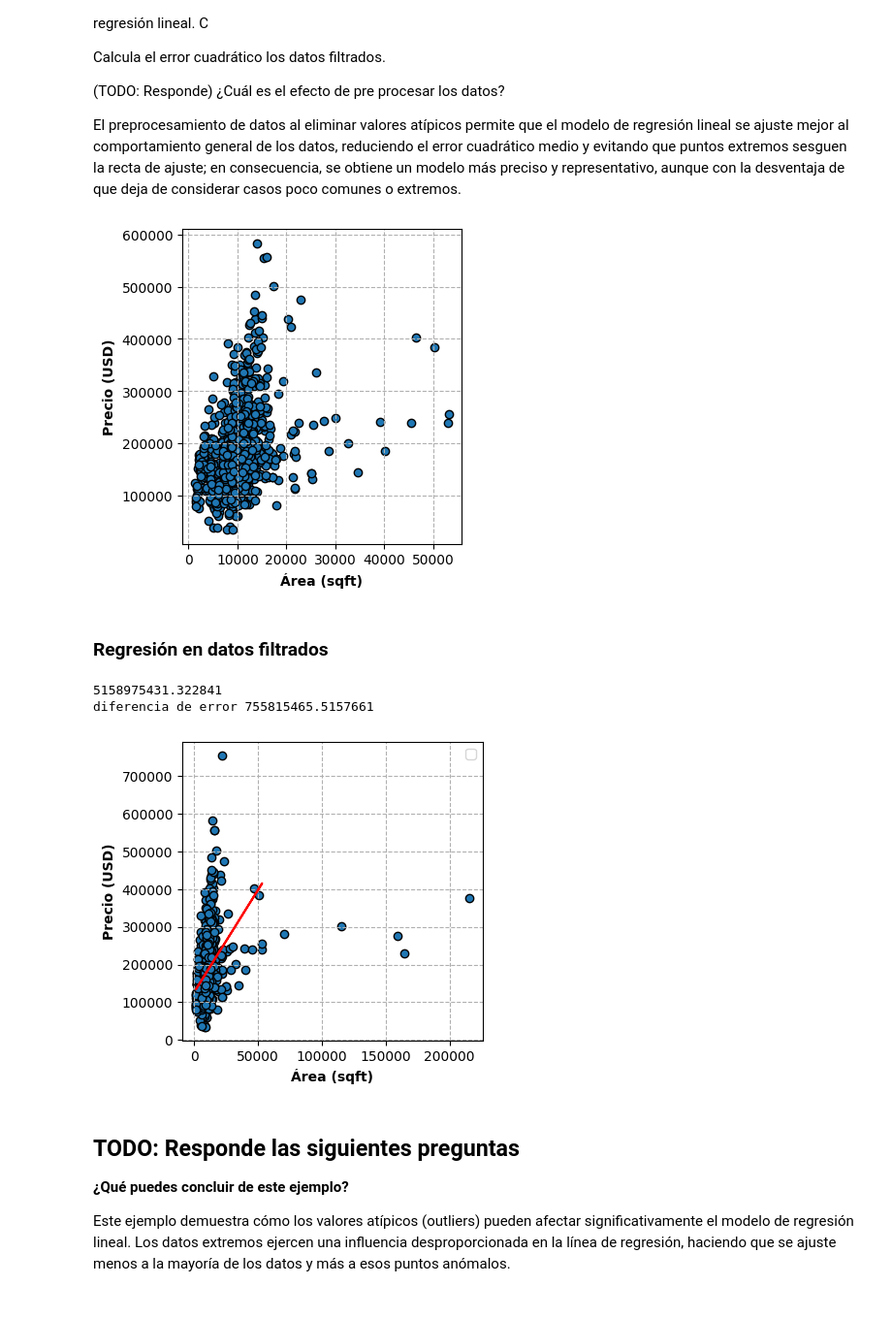
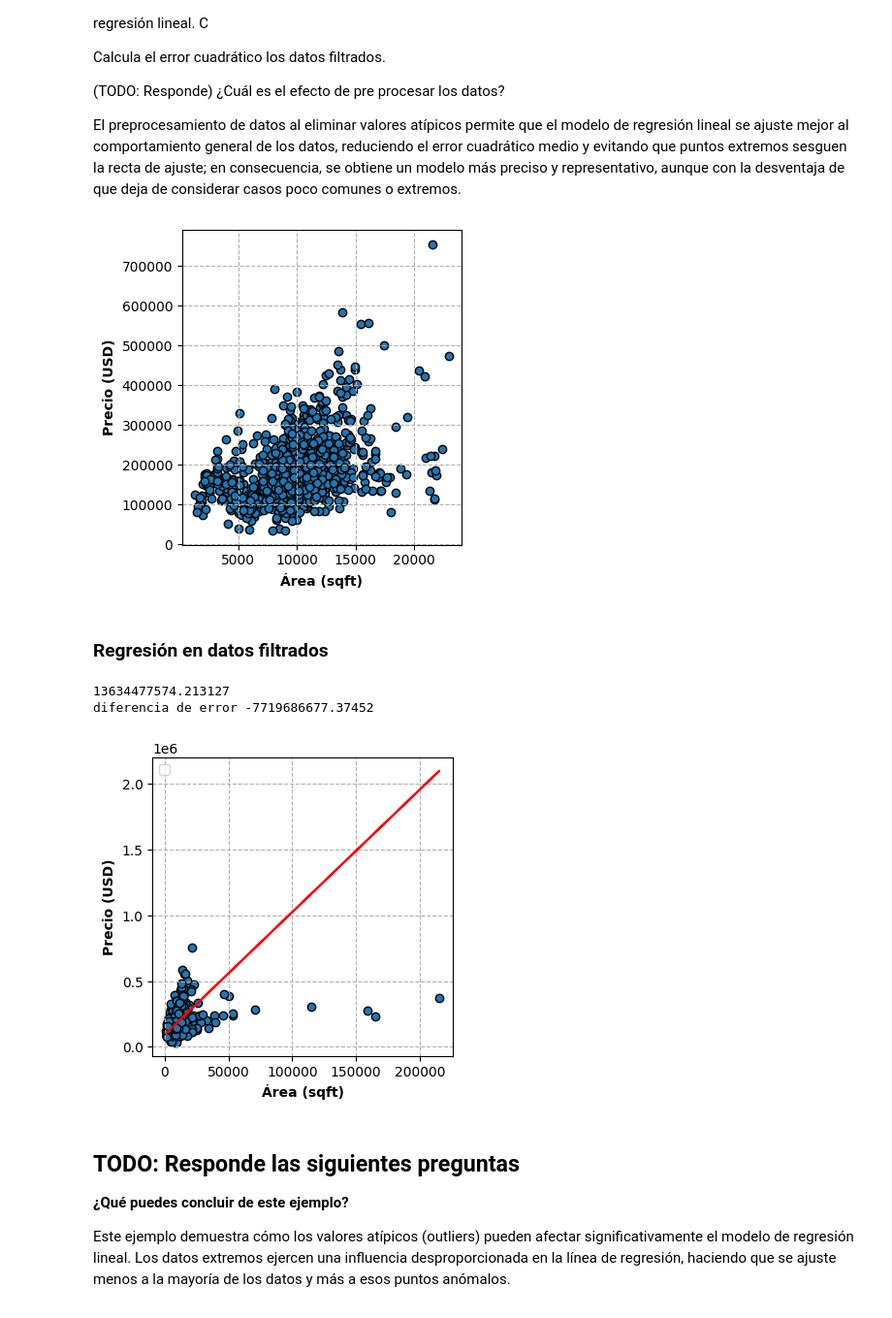
Before and after one commit to marflowersmar/ML25_MD_2025, a Jupyter notebook: src/ml25/E03_linear_reg/linear_regression.ipynb, the cells around one changed output. Shown at 97% size. Drawn from its saved outputs; the diff is of its cells as text; code cells hidden in the pictures.

```diff
--- a/src/ml25/E03_linear_reg/linear_regression.ipynb
+++ b/src/ml25/E03_linear_reg/linear_regression.ipynb
@@ -230,45 +236,45 @@ Calcula el error cuadrático los datos filtrados.
 El preprocesamiento de datos al eliminar valores atípicos permite que el modelo de regresión lineal se ajuste mejor al comportamiento general de los datos, reduciendo el error cuadrático medio y evitando que puntos extremos sesguen la recta de ajuste; en consecuencia, se obtiene un modelo más preciso y representativo, aunque con la desventaja de que deja de considerar casos poco comunes o extremos.
 # %%
 # TODO: Remueve los outliers seleccionando un valor que consideres apropiado (filtra los valores de LotArea <= 70000 y SalePrice <= 700000) hasta que los datos se encuentren densamente concentrados en una región
-train_data_filtrada = train_data[train_data["LotArea"] <= 70000]
-train_data_filtrada = train_data_filtrada[train_data_filtrada["SalePrice"] <= 700000]
+train_data_filtrada =X[X<25000]
+y_filtered = np.expand_dims(y, -1)[X<25000]
 
 # Definir variables y etiquetas
-X_filtered = np.array(train_data_filtrada["LotArea"])
-y_filtered = np.array(train_data_filtrada["SalePrice"])
+X_filtered = np.array(train_data_filtrada)
+
 
 # Graficar de nuevo
 fig, ax = plot_data(X_filtered, y_filtered)
 fig.tight_layout()
 plt.show()
 # %% [output]
-[figure, old version]
+[figure, new version]
 # %% [markdown]
 ### Regresión en datos filtrados
 # %%
 X_filtered = X_filtered.reshape(-1, 1)
 
 # TODO: Utiliza la clase de LinearRegression de la librería de sci-kit learn para encontrar el modelo de regresión lineal para los datos.
-model_filtered = LinearRegression()
-model_filtered.fit(X_filtered, y_filtered)
-preds_filtered = model_filtered.predict(X_filtered)
+modelo = LinearRegression()
+model = modelo.fit(X_filtered, y_filtered)
+y_hat = model.predict(X)
 
 # TODO: Grafica la linea resultante sobre los datos originales (train_data)
 fig, ax = plot_data(X, y)
-ax.plot(X_filtered, preds_filtered, 'r')
+ax.plot(X, y_hat, 'r')
 
 plt.legend()
 
 # TODO: calcula el error cuadrado promedio
-mean_error_new = mean_squared_error(y_filtered, preds_filtered)
+mean_error_new = mean_squared_error(y, y_hat)
 
 # Visualiza como cambia el error cuando filtramos los datos
 print(mean_error_new)
 print("diferencia de error", mean_error - mean_error_new)
 # %% [output]
-5158975431.322841
-diferencia de error 755815465.5157661
+13634477574.213127
+diferencia de error -7719686677.37452
-[figure, old version]
+[figure, new version]
 # %% [markdown]
 ## TODO: Responde las siguientes preguntas
 
```
Also changed, not shown: parts of 4 cells of this notebook, 1 other file.
